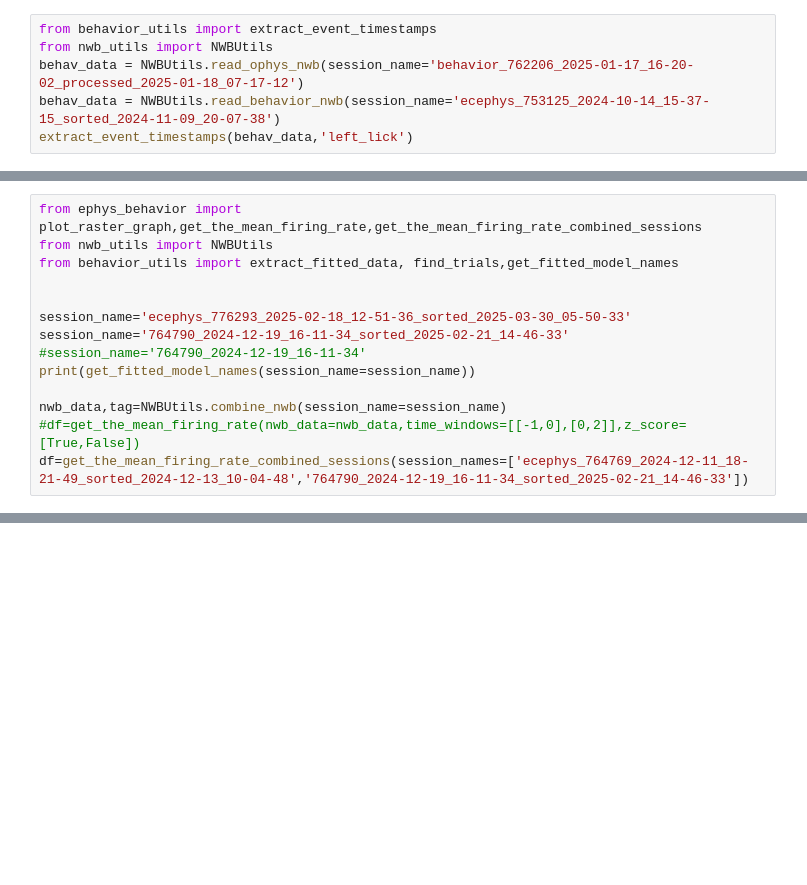
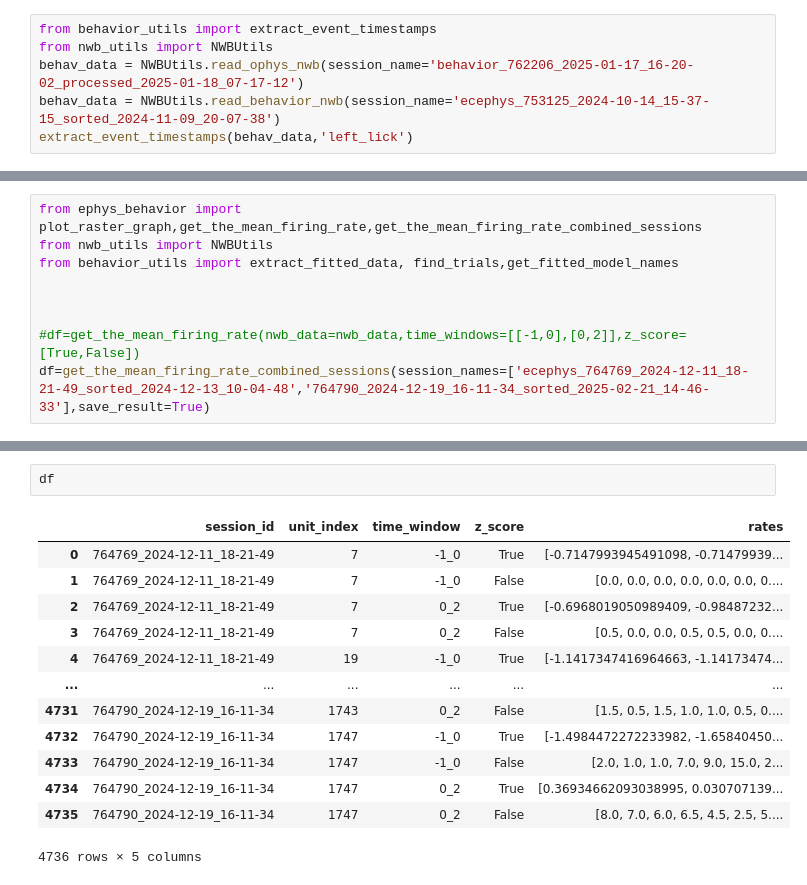
Before and after one commit to AllenNeuralDynamics/aind-dft-ephys-analysis, a Jupyter notebook: src/aind_dft_ephys_analysis/ephys_playground.ipynb, the cells around one changed output, grey strips where cells are left out. Saved outputs shown, nothing was run; the diff lists cells and outputs as text; blank space fills up the shorter version.

```diff
--- a/src/aind_dft_ephys_analysis/ephys_playground.ipynb
+++ b/src/aind_dft_ephys_analysis/ephys_playground.ipynb
@@ -115,11 +190,6 @@ from nwb_utils import NWBUtils
 from behavior_utils import extract_fitted_data, find_trials,get_fitted_model_names
 
 
-session_name='ecephys_776293_2025-02-18_12-51-36_sorted_2025-03-30_05-50-33'
-session_name='764790_2024-12-19_16-11-34_sorted_2025-02-21_14-46-33'
-#session_name='764790_2024-12-19_16-11-34'
-print(get_fitted_model_names(session_name=session_name))
 
-nwb_data,tag=NWBUtils.combine_nwb(session_name=session_name)
 #df=get_the_mean_firing_rate(nwb_data=nwb_data,time_windows=[[-1,0],[0,2]],z_score=[True,False])
-df=get_the_mean_firing_rate_combined_sessions(session_names=['ecephys_764769_2024-12-11_18-21-49_sorted_2024-12-13_10-04-48','764790_2024-12-19_16-11-34_sorted_2025-02-21_14-46-33'])
+df=get_the_mean_firing_rate_combined_sessions(session_names=['ecephys_764769_2024-12-11_18-21-49_sorted_2024-12-13_10-04-48','764790_2024-12-19_16-11-34_sorted_2025-02-21_14-46-33'],save_result=True)
@@ -125,0 +204,16 @@ df=get_the_mean_firing_rate_combined_sessions(session_names=['ecephys_764769_202
+# %%
+df
+# %% [output]
+|  | session_id | unit_index | time_window | z_score | rates |
+| 0 | 764769_2024-12-11_18-21-49 | 7 | -1_0 | True | [-0.7147993945491098, -0.71479939... |
+| 1 | 764769_2024-12-11_18-21-49 | 7 | -1_0 | False | [0.0, 0.0, 0.0, 0.0, 0.0, 0.0, 0.... |
+| 2 | 764769_2024-12-11_18-21-49 | 7 | 0_2 | True | [-0.6968019050989409, -0.98487232... |
+| 3 | 764769_2024-12-11_18-21-49 | 7 | 0_2 | False | [0.5, 0.0, 0.0, 0.5, 0.5, 0.0, 0.... |
+| 4 | 764769_2024-12-11_18-21-49 | 19 | -1_0 | True | [-1.1417347416964663, -1.14173474... |
+| ... | ... | ... | ... | ... | ... |
+| 4731 | 764790_2024-12-19_16-11-34 | 1743 | 0_2 | False | [1.5, 0.5, 1.5, 1.0, 1.0, 0.5, 0.... |
+| 4732 | 764790_2024-12-19_16-11-34 | 1747 | -1_0 | True | [-1.4984472272233982, -1.65840450... |
+| 4733 | 764790_2024-12-19_16-11-34 | 1747 | -1_0 | False | [2.0, 1.0, 1.0, 7.0, 9.0, 15.0, 2... |
+| 4734 | 764790_2024-12-19_16-11-34 | 1747 | 0_2 | True | [0.36934662093038995, 0.030707139... |
+| 4735 | 764790_2024-12-19_16-11-34 | 1747 | 0_2 | False | [8.0, 7.0, 6.0, 6.5, 4.5, 2.5, 5.... |
+4736 rows × 5 columns
```
Also changed, not shown: parts of 7 cells of this notebook.
